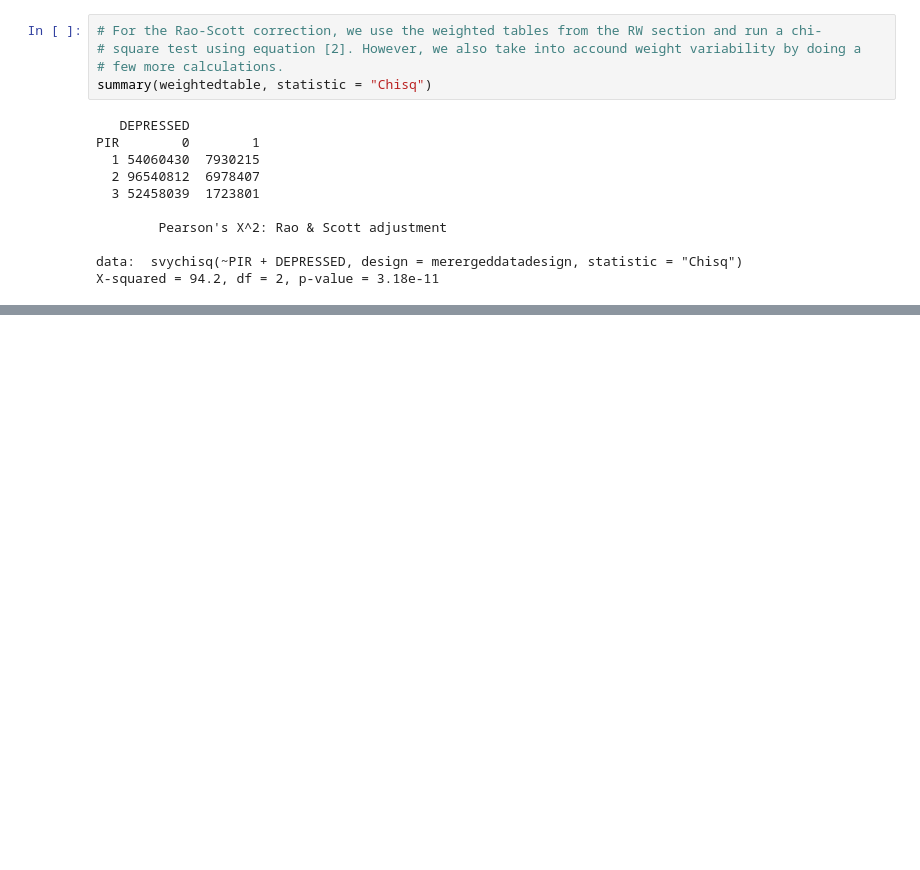
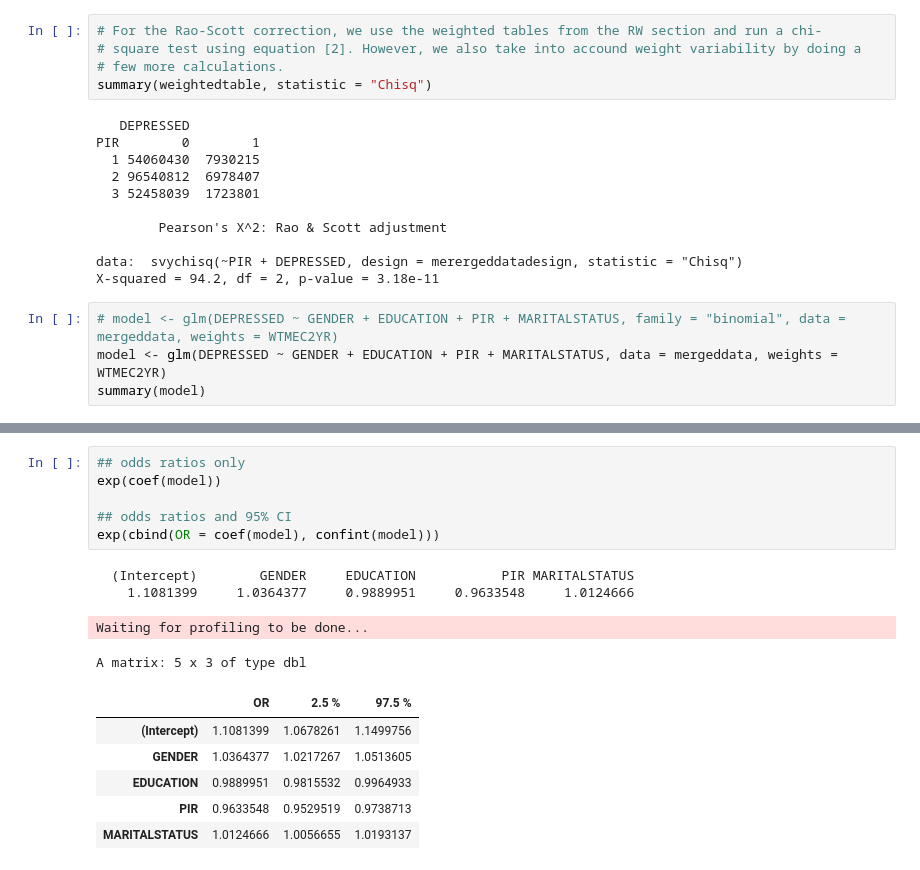
Before and after one commit to mbrumfield/NHANES-201516-DataAnalysis, a Jupyter notebook: data_analysis.ipynb, the cells around one changed output, grey strips where cells are left out. Cells and saved outputs as stored; diff of their text form; blank space fills up the shorter version.

```diff
--- a/data_analysis.ipynb
+++ b/data_analysis.ipynb
@@ -425,3 +425,7 @@ PIR        0        1
 
 data:  svychisq(~PIR + DEPRESSED, design = merergeddatadesign, statistic = "Chisq")
 X-squared = 94.2, df = 2, p-value = 3.18e-11
+# %%
+# model <- glm(DEPRESSED ~ GENDER + EDUCATION + PIR + MARITALSTATUS, family = "binomial", data = mergeddata, weights = WTMEC2YR)
+model <- glm(DEPRESSED ~ GENDER + EDUCATION + PIR + MARITALSTATUS, data = mergeddata, weights = WTMEC2YR)
+summary(model)
@@ -427,0 +450,17 @@ X-squared = 94.2, df = 2, p-value = 3.18e-11
+# %%
+## odds ratios only
+exp(coef(model))
+
+## odds ratios and 95% CI
+exp(cbind(OR = coef(model), confint(model)))
+# %% [output]
+  (Intercept)        GENDER     EDUCATION           PIR MARITALSTATUS
+    1.1081399     1.0364377     0.9889951     0.9633548     1.0124666
+Waiting for profiling to be done...
+A matrix: 5 x 3 of type dbl
+|  | OR | 2.5 % | 97.5 % |
+| (Intercept) | 1.1081399 | 1.0678261 | 1.1499756 |
+| GENDER | 1.0364377 | 1.0217267 | 1.0513605 |
+| EDUCATION | 0.9889951 | 0.9815532 | 0.9964933 |
+| PIR | 0.9633548 | 0.9529519 | 0.9738713 |
+| MARITALSTATUS | 1.0124666 | 1.0056655 | 1.0193137 |
```
Also changed, not shown: parts of 1 cell of this notebook, 1 other file.
